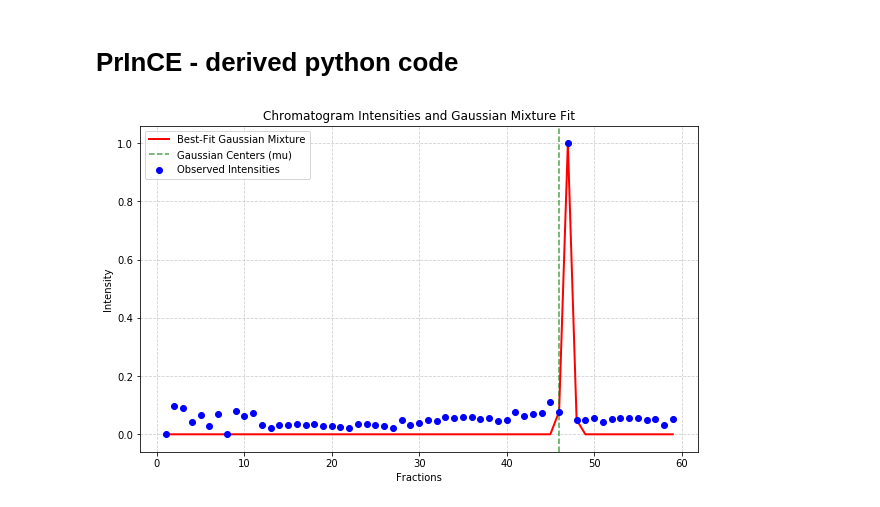
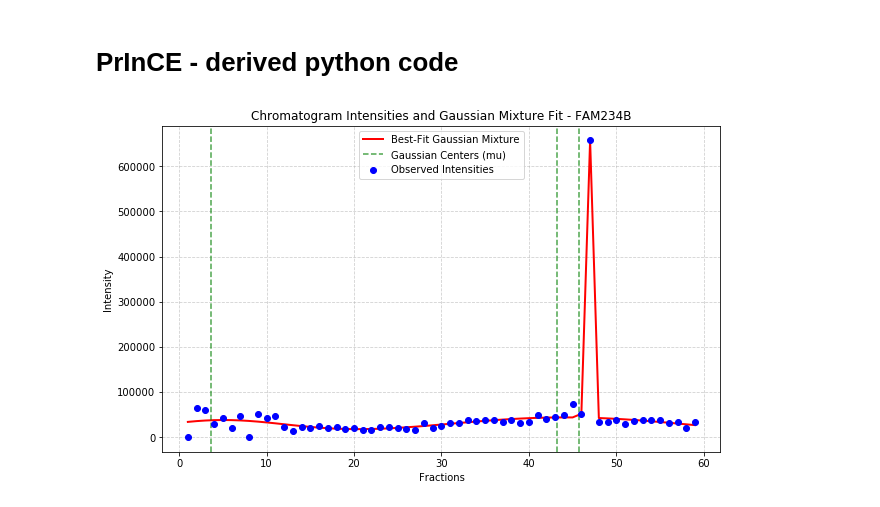
Before and after one commit to marcmuellerETHZ/PCprophet, a Jupyter notebook: PCprophet/sandbox_gmm.ipynb, the cells around one changed output. Cells and saved outputs as stored; diff of their text form; code cells hidden in the pictures.

```diff
--- a/PCprophet/sandbox_gmm.ipynb
+++ b/PCprophet/sandbox_gmm.ipynb
@@ -55,0 +129,16 @@ prot_dict_smooth = gf.clean_prot_dict(prot_dict_scaled)
+# %%
+fractions = np.arange(1, len(prot_dict_filtered[first_protein]) + 1)
+intensities = np.array(prot_dict_filtered[first_protein])
+
+plt.figure(figsize=(10, 6))
+
+# Plot observed intensities
+plt.scatter(fractions, intensities, color='blue', label='Observed Intensities', zorder=5)
+
+# Customize plot
+plt.title(f"Chromatogram Intensities and Gaussian Mixture Fit - {first_protein}")
+plt.xlabel("Fractions")
+plt.ylabel("Intensity")
+plt.legend()
+plt.grid(True, linestyle='--', alpha=0.6)
+plt.show()
@@ -102,9 +196,9 @@ def gaussian_model(x, *params):
     A, mu, sigma = np.split(np.array(params), 3)
     return np.sum([A[i] * np.exp(-((x - mu[i]) / sigma[i])**2) for i in range(gaussians)], axis=0)
 
-def fit_gaussians(chromatogram, n_gaussians, max_iterations=10, min_R_squared=0.5, method="guess",
-                  filter_gaussians_center=True, filter_gaussians_height=0.15,
-                  filter_gaussians_variance_min=0.1, filter_gaussians_variance_max=50):
+def fit_gaussians(chromatogram, n_gaussians, max_iterations, method,
+                  filter_gaussians_center, filter_gaussians_height,
+                  filter_gaussians_variance_min, filter_gaussians_variance_max):
     """
     Fit a mixture of Gaussians to a chromatogram.
     """
@@ -123,6 +217,7 @@ def fit_gaussians(chromatogram, n_gaussians, max_iterations=10, min_R_squared=0.
         try:
             # Perform curve fitting
             popt, _ = curve_fit(gaussian_model, indices, chromatogram, p0=init_params, maxfev=5000)
+
             # Extract fitted coefficients
             coefs = {"A": popt[:n_gaussians], "mu": popt[n_gaussians:2*n_gaussians], "sigma": popt[2*n_gaussians:]}
 
@@ -221,8 +316,8 @@ def gaussian_bic(coefs, chromatogram):
     rss = np.sum((chromatogram - fit_curve(coefs, np.arange(len(chromatogram))))**2)
     return n * np.log(rss / n) + k * np.log(n)
 
-def choose_gaussians(chromatogram, points=None, max_gaussians=5, criterion="AICc",
-                     max_iterations=10, min_R_squared=0.5, method="guess",
+def choose_gaussians(chromatogram, points=None, max_gaussians=5, criterion="BIC",
+                     max_iterations=10, method="guess",
                      filter_gaussians_center=True, filter_gaussians_height=0.15,
                      filter_gaussians_variance_min=0.1, filter_gaussians_variance_max=50):
     """
@@ -235,7 +330,7 @@ def choose_gaussians(chromatogram, points=None, max_gaussians=5, criterion="AICc
     # Fit models with increasing numbers of Gaussians
     fits = []
     for n_gaussians in range(1, max_gaussians + 1):
-        fit = fit_gaussians(chromatogram, n_gaussians, max_iterations, min_R_squared, method,
+        fit = fit_gaussians(chromatogram, n_gaussians, max_iterations, method,
                             filter_gaussians_center, filter_gaussians_height,
                             filter_gaussians_variance_min, filter_gaussians_variance_max)
         fits.append(fit)
@@ -260,7 +355,7 @@ def choose_gaussians(chromatogram, points=None, max_gaussians=5, criterion="AICc
     return valid_fits[best_fit_index]
 # %%
 # Plot the chromatogram intensities, the best-fit Gaussian mixture, and mu positions
-def visualize_fit(fractions, intensities, gmm):
+def visualize_fit(protein, fractions, intensities, gmm):
     """
     Visualize chromatogram intensities, the best-fit Gaussian mixture, and mu positions.
 
@@ -290,20 +385,20 @@ def visualize_fit(fractions, intensities, gmm):
         plt.text(0.5, 0.5, "No valid Gaussian fit found", fontsize=12, ha="center", transform=plt.gca().transAxes)
 
     # Customize plot
-    plt.title("Chromatogram Intensities and Gaussian Mixture Fit")
+    plt.title(f"Chromatogram Intensities and Gaussian Mixture Fit - {protein}")
     plt.xlabel("Fractions")
     plt.ylabel("Intensity")
     plt.legend()
     plt.grid(True, linestyle='--', alpha=0.6)
     plt.show()
 # %%
-first_protein = list(prot_dict_scaled.keys())[5]
-fractions = np.arange(1, len(prot_dict_scaled[first_protein]) + 1)
-intensities = np.array(prot_dict_scaled[first_protein])
+first_protein = list(prot_dict.keys())[5]
+fractions = np.arange(1, len(prot_dict[first_protein]) + 1)
+intensities = np.array(prot_dict[first_protein])
 
-gmm = choose_gaussians(intensities, max_gaussians=5, filter_gaussians_variance_min=0.5, filter_gaussians_height=0.15)
+gmm = choose_gaussians(intensities, max_gaussians=5, filter_gaussians_height=0.05, filter_gaussians_variance_min=0)
 
 # Call the function to visualize
-visualize_fit(fractions=fractions, intensities=intensities, gmm=gmm)
+visualize_fit(protein=first_protein, fractions=fractions, intensities=intensities, gmm=gmm)
 # %% [output]
-[figure, old version]
+[figure, new version]
```
Also changed, not shown: parts of 13 cells of this notebook, 1 other file.
